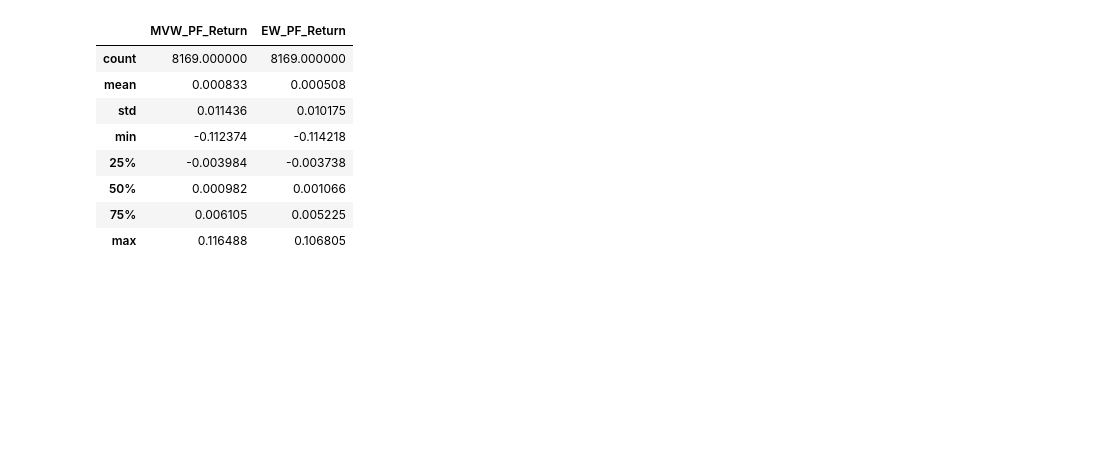
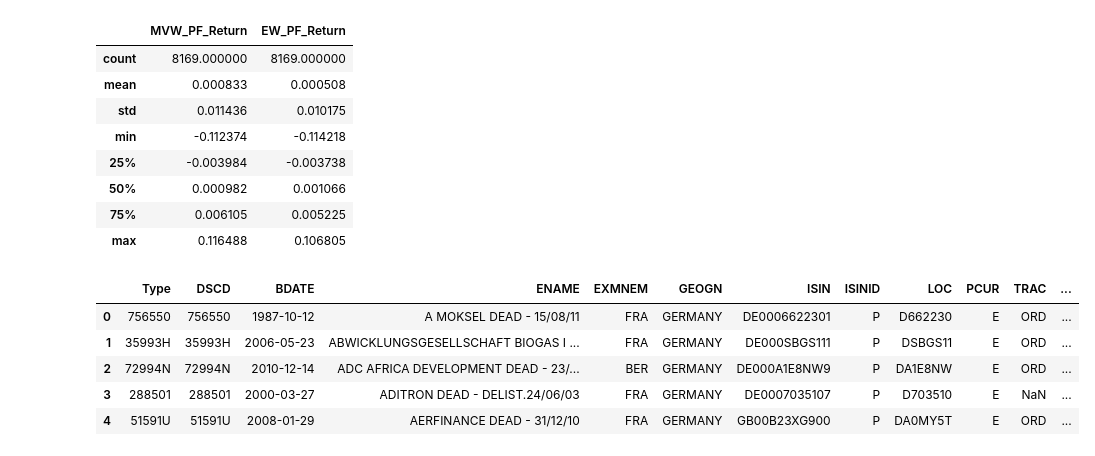
Before and after one commit to RalfKellner/Datastream, a Jupyter notebook: examine.ipynb, the cells around one changed output. Cells and saved outputs as stored; diff of their text form; code cells hidden in the pictures; blank space fills up the shorter version.

```diff
--- a/examine.ipynb
+++ b/examine.ipynb
@@ -73,3 +77,15 @@ portfolio_returns.describe()
 | 50% | 0.000982 | 0.001066 |
 | 75% | 0.006105 | 0.005225 |
 | max | 0.116488 | 0.106805 |
+# %%
+import pandas as pd
+
+company_info = pd.read_csv("PriceData/EU/Filtered_Data/statics_filtered_0.1_10.csv")
+company_info.head()
+# %% [output]
+|  | Type | DSCD | BDATE | ENAME | EXMNEM | GEOGN | ISIN | ISINID | LOC | PCUR | TRAC | ... |
+| 0 | 756550 | 756550 | 1987-10-12 | A MOKSEL DEAD - 15/08/11 | FRA | GERMANY | DE0006622301 | P | D662230 | E | ORD | ... |
+| 1 | 35993H | 35993H | 2006-05-23 | ABWICKLUNGSGESELLSCHAFT BIOGAS I ... | FRA | GERMANY | DE000SBGS111 | P | DSBGS11 | E | ORD | ... |
+| 2 | 72994N | 72994N | 2010-12-14 | ADC AFRICA DEVELOPMENT DEAD - 23/... | BER | GERMANY | DE000A1E8NW9 | P | DA1E8NW | E | ORD | ... |
+| 3 | 288501 | 288501 | 2000-03-27 | ADITRON DEAD - DELIST.24/06/03 | FRA | GERMANY | DE0007035107 | P | D703510 | E | NaN | ... |
+| 4 | 51591U | 51591U | 2008-01-29 | AERFINANCE DEAD - 31/12/10 | FRA | GERMANY | GB00B23XG900 | P | DA0MY5T | E | ORD | ... |
```
Also changed, not shown: parts of 3 cells of this notebook, 7 other files.
